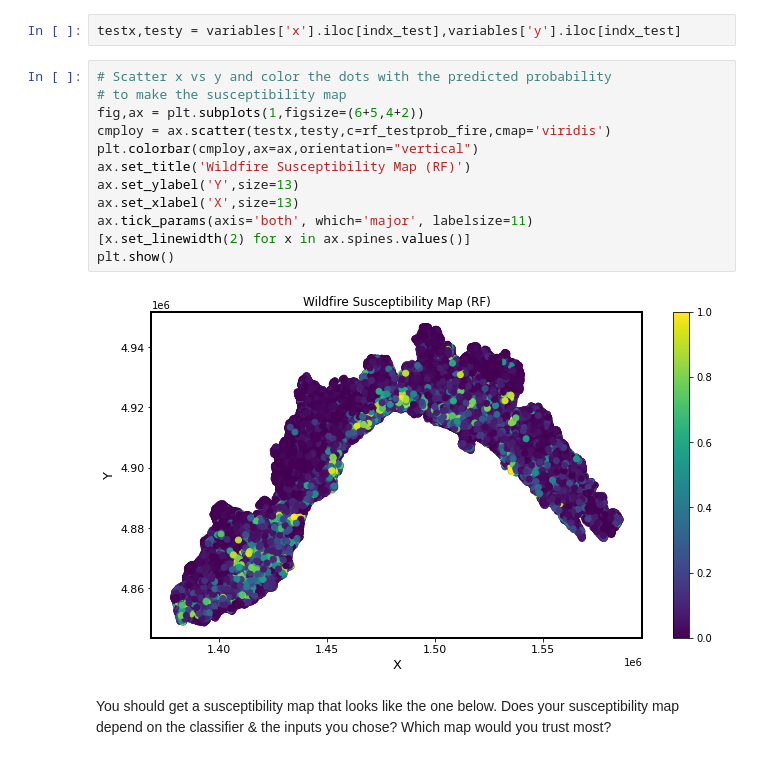
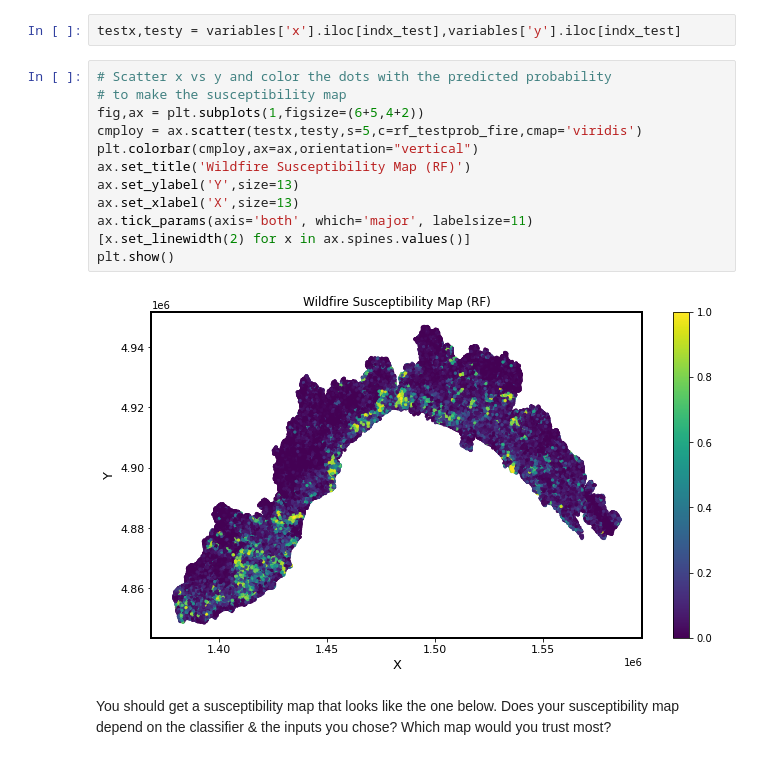
Before and after one commit to freddy0218/2022_ML_Earth_Env_Sci, a Jupyter notebook: Lab_Notebooks/S3_4_Wildfire_Risk_Italy.ipynb, the cells around one changed output. Saved outputs shown, nothing was run; the diff lists cells and outputs as text.

```diff
--- a/Lab_Notebooks/S3_4_Wildfire_Risk_Italy.ipynb
+++ b/Lab_Notebooks/S3_4_Wildfire_Risk_Italy.ipynb
@@ -303,17 +303,17 @@ testx,testy = variables['x'].iloc[indx_test],variables['y'].iloc[indx_test]
 # %%
 # Scatter x vs y and color the dots with the predicted probability
 # to make the susceptibility map
 fig,ax = plt.subplots(1,figsize=(6+5,4+2))
-cmploy = ax.scatter(testx,testy,c=rf_testprob_fire,cmap='viridis')
+cmploy = ax.scatter(testx,testy,s=5,c=rf_testprob_fire,cmap='viridis')
 plt.colorbar(cmploy,ax=ax,orientation="vertical")
 ax.set_title('Wildfire Susceptibility Map (RF)')
 ax.set_ylabel('Y',size=13)
 ax.set_xlabel('X',size=13)
 ax.tick_params(axis='both', which='major', labelsize=11)
 [x.set_linewidth(2) for x in ax.spines.values()]
 plt.show()
 # %% [output]
-[figure, old version]
+[figure, new version]
 # %% [markdown]
 You should get a susceptibility map that looks like the one below. Does your susceptibility map depend on the classifier & the inputs you chose? Which map would you trust most?
 # %% [markdown]
```
